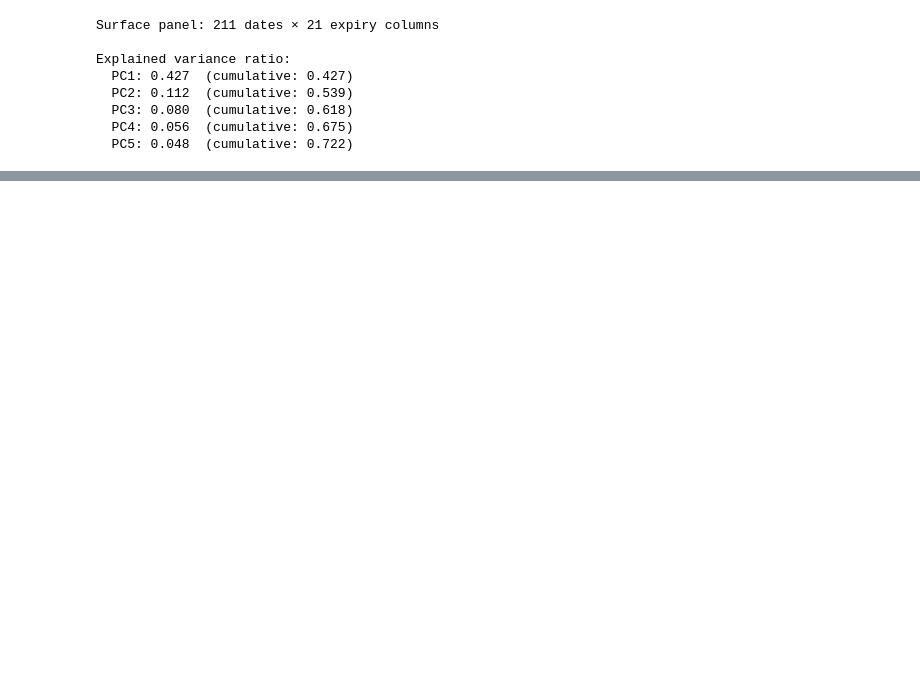
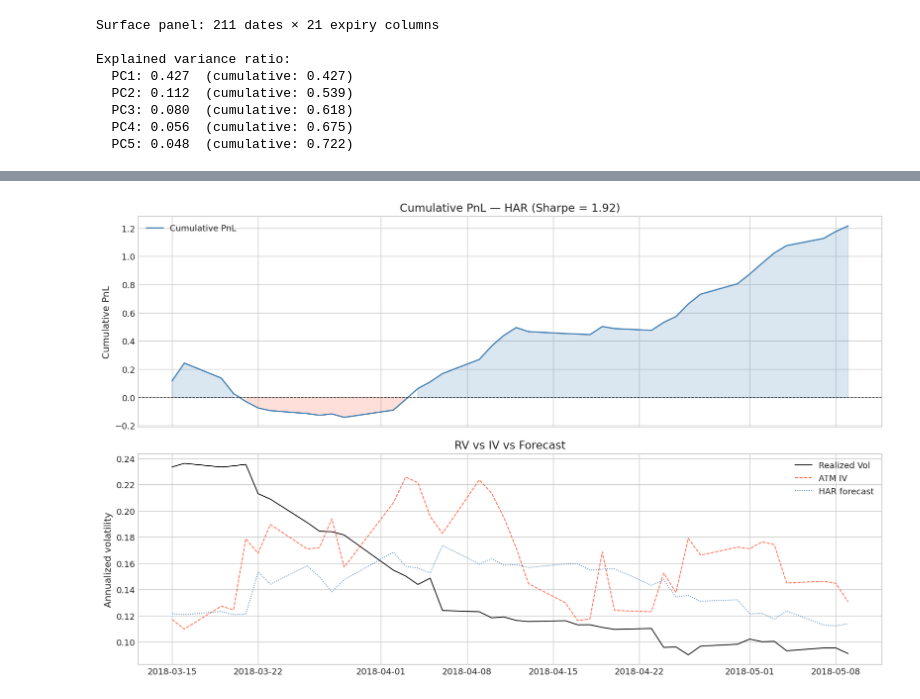
Before and after one commit to GabrielDelhay/Econometrics-project, a Jupyter notebook: Econometrics_Models_v2.ipynb, the cells around one changed output, grey strips where cells are left out. Saved outputs shown, nothing was run; the diff lists cells and outputs as text; code cells hidden in the pictures; blank space fills up the shorter version.

```diff
--- a/Econometrics_Models_v2.ipynb
+++ b/Econometrics_Models_v2.ipynb
@@ -918,0 +941,19 @@ We train on overlapping data (more observations) but evaluate on non-overlapping
+# %%
+df_harpca = df_hybrid.join(df_pca[['PC1_level', 'PC2_skew', 'PC3_curv']], how='inner').dropna()
+
+X_harpca = sm.add_constant(df_harpca[['rv_d', 'rv_w', 'rv_m', 'PC1_level', 'PC2_skew', 'PC3_curv']])
+m_harpca = sm.OLS(df_harpca['var_forward'], X_harpca).fit(cov_type='HAC', cov_kwds={'maxlags': 21})
+
+coef_table = pd.DataFrame({
+    'coef'   : m_harpca.params,
+    'std err': m_harpca.bse,
+    't-stat' : m_harpca.tvalues,
+    'p-value': m_harpca.pvalues
+}).round(4)
+print(coef_table)
+print(f'\nR² = {m_harpca.rsquared:.4f}  |  Adj R² = {m_harpca.rsquared_adj:.4f}')
+
+# Joint significance of PCA factors beyond HAR
+f_pca = m_harpca.f_test('(PC1_level = 0), (PC2_skew = 0), (PC3_curv = 0)')
+print(f'\nJoint PCA factors beyond HAR: F = {float(f_pca.fvalue):.2f}  p = {float(f_pca.pvalue):.4f}')
+print(f'→ Surface factors add information beyond HAR: {float(f_pca.pvalue) < 0.05}')
@@ -1070,0 +1256,28 @@ PCA                         -2.686      0.0107   Benchmark better **
+# %%
+import matplotlib.pyplot as plt
+
+fig, axes = plt.subplots(2, 1, figsize=(13, 8), sharex=True)
+
+# Panel A: cumulative PnL
+axes[0].plot(test_dates, cum_pnl, color='steelblue', lw=1.5, label='Cumulative PnL')
+axes[0].axhline(0, color='black', lw=0.8, ls='--')
+axes[0].fill_between(test_dates, cum_pnl, 0,
+                      where=cum_pnl >= 0, alpha=0.2, color='steelblue')
+axes[0].fill_between(test_dates, cum_pnl, 0,
+                      where=cum_pnl < 0,  alpha=0.2, color='tomato')
+axes[0].set_title(f'Cumulative PnL — {best_model} (Sharpe = {sharpe:.2f})')
+axes[0].set_ylabel('Cumulative PnL')
+axes[0].legend()
+
+# Panel B: signal and RV vs IV
+axes[1].plot(test_dates, y_test_, color='black',    lw=1,   label='Realized Vol')
+axes[1].plot(test_dates, iv_test,  color='tomato',  lw=1,   ls='--', label='ATM IV')
+axes[1].plot(test_dates, fc_best,  color='steelblue', lw=1, ls=':', label=f'{best_model} forecast')
+axes[1].set_title('RV vs IV vs Forecast')
+axes[1].set_ylabel('Annualized volatility')
+axes[1].legend()
+
+plt.tight_layout()
+plt.show()
+# %% [output]
+[figure, added]
```
Also changed, not shown: parts of 55 cells of this notebook.
